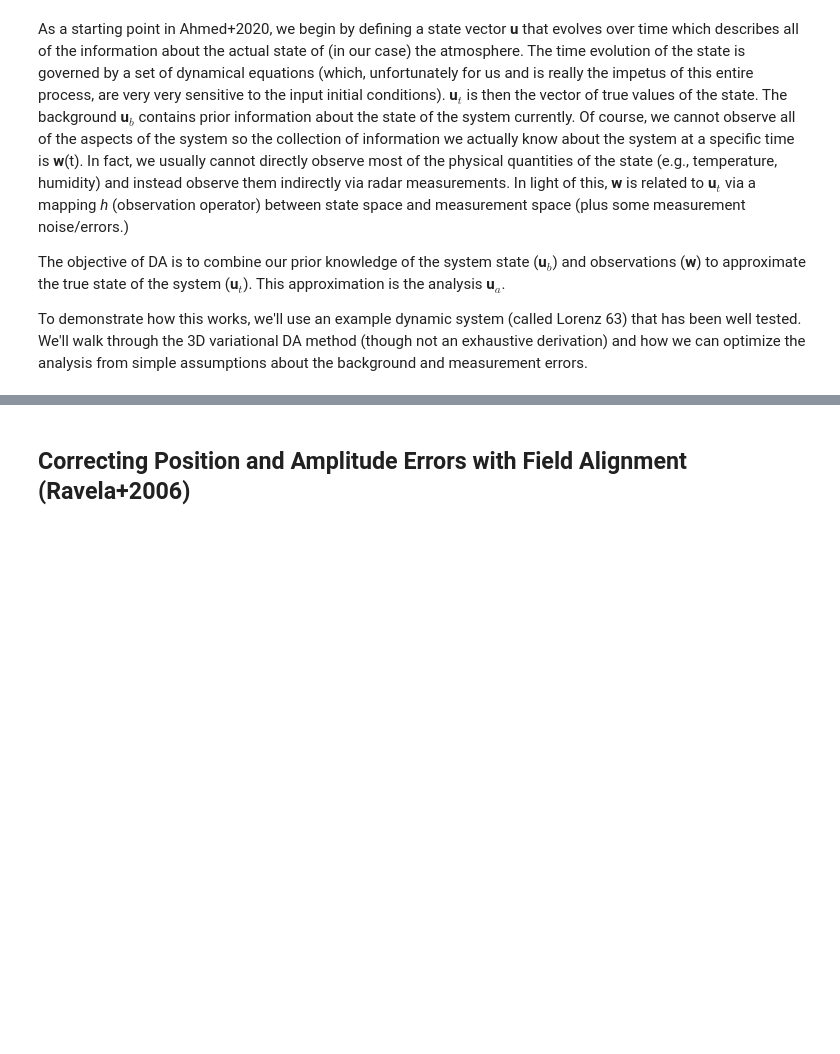
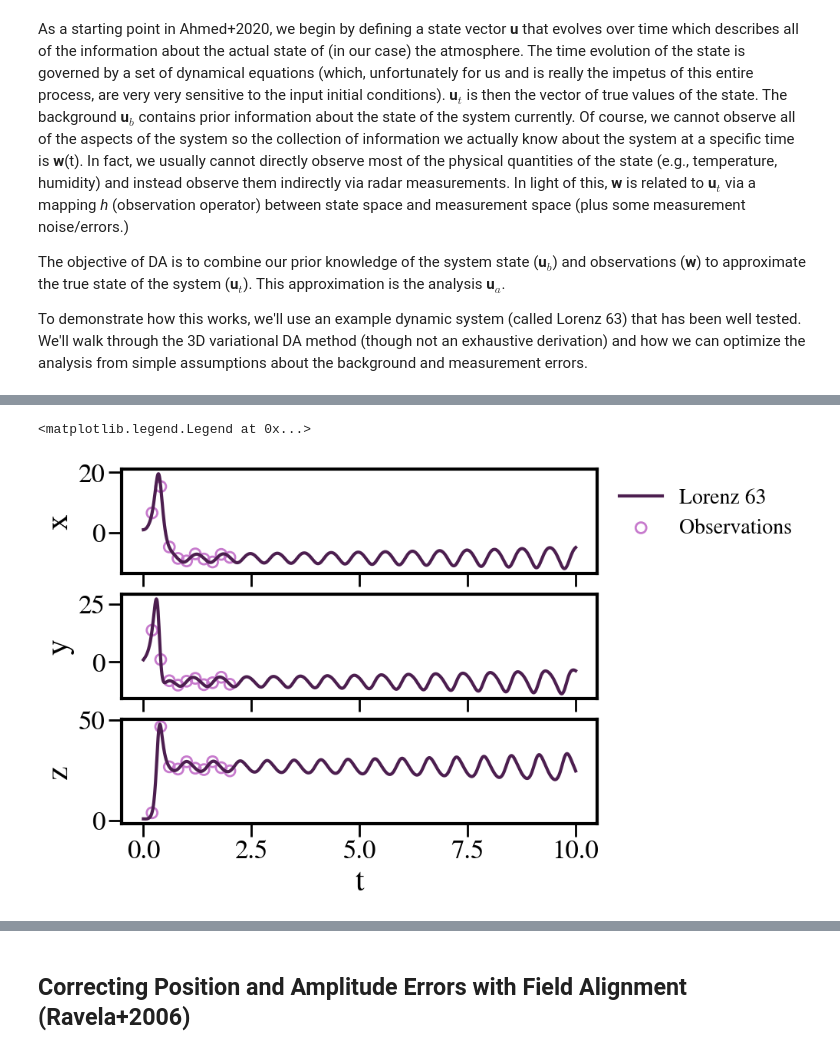
Before and after one commit to SidneyLower-NOAA/SMD_Notebooks, a Jupyter notebook: getting_our_data_ducks_in_a_row.ipynb, the cells around one changed output, grey strips where cells are left out. Saved outputs shown, nothing was run; the diff lists cells and outputs as text; code cells hidden in the pictures; blank space fills up the shorter version.

```diff
--- a/getting_our_data_ducks_in_a_row.ipynb
+++ b/getting_our_data_ducks_in_a_row.ipynb
@@ -69,0 +139,41 @@ To demonstrate how this works, we'll use an example dynamic system (called Loren
+# %%
+## sample observations. let's assume we only observe the first 2 seconds of evolution at every 0.2s
+dt_m = 0.2 #time period between observations
+tm_m = 2 #maximum time for observations
+nt_m = int(tm_m/dt_m) #number of observation instants
+
+ind_m = (np.linspace(int(dt_m/dt),int(tm_m/dt),nt_m)).astype(int)
+t_m = t[ind_m]
+
+#BUT we also need to consider our measurement errors / observation operator
+#for this example, we'll just assume a 1:1 mapping between observation and system state; i.e., h(u) = u so H is just the identity matrix
+H = np.eye(3)
+
+#measurements are assumed to have Gaussian noise with mu=0 and sigma = 0.15 (for all components)
+sig_m= 0.15  # standard deviation for measurement noise
+R = sig_m**2*np.eye(3) #covariance matrix for measurement noise
+
+num_obs=0
+w = np.zeros([3,nt_m]) #measurement
+
+while num_obs < nt_m:
+    for obs_time in t_m:
+        obs = ut[:,np.where(t == obs_time)[0][0]]
+        w[:,num_obs] = H@obs + np.random.normal(0,sig_m,[3,])
+        num_obs +=1
+# %%
+fig, axes = plt.subplots(3,1, sharex=True, figsize=(8,6))
+labels = ['x', 'y', 'z']
+
+for i in range(3):
+    axes[i].plot(t, ut[i], lw=3,color='#4C1E4F', label='Lorenz 63')
+    axes[i].set_ylabel(labels[i])
+
+    axes[i].scatter(t_m, w[i], marker='o', facecolor='None', lw=2,s=100, edgecolor='#C77ACD', label='Observations')
+
+
+axes[2].set_xlabel('t')
+axes[0].legend(frameon=False, bbox_to_anchor=(1.45,1))
+# %% [output]
+<matplotlib.legend.Legend at 0x...>
+[figure, added]
```
Also changed, not shown: parts of 22 cells of this notebook.
